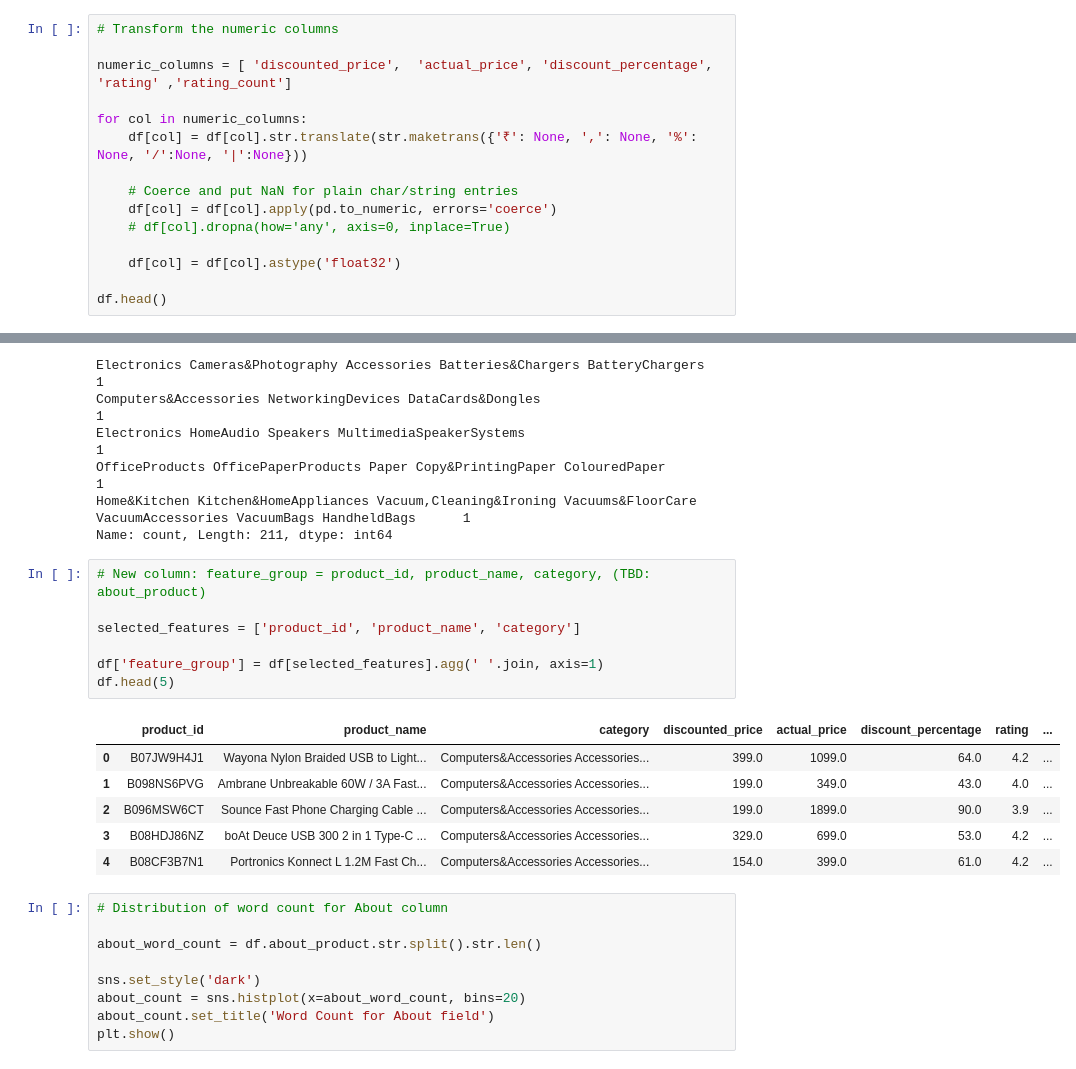
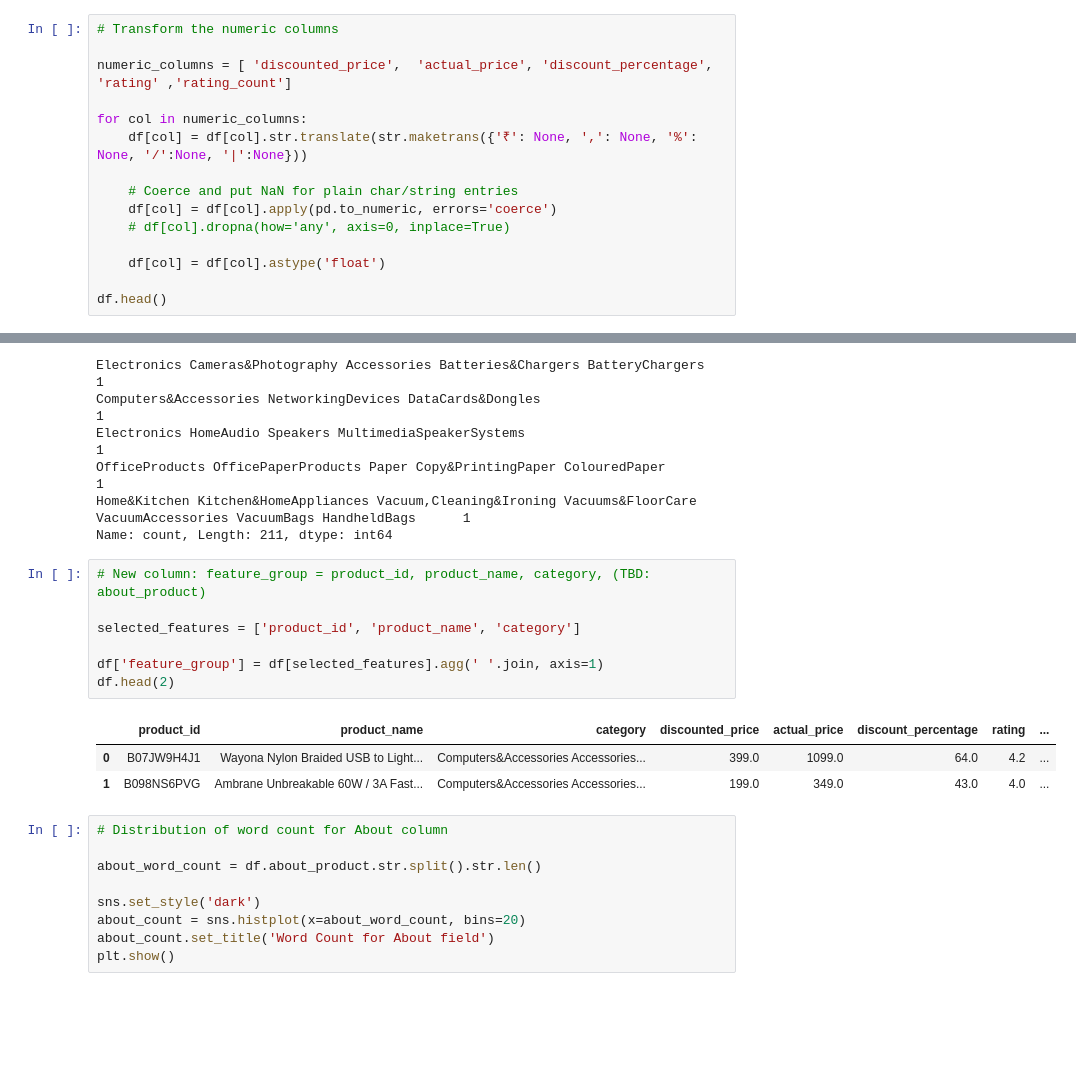
Before and after one commit to ds-edu/capstone3-recsys, a Jupyter notebook: recommender/notebooks/nb_recommender.ipynb, the cells around one changed output, grey strips where cells are left out. Drawn from its saved outputs; the diff is of its cells as text; blank space fills up the shorter version.

```diff
--- a/recommender/notebooks/nb_recommender.ipynb
+++ b/recommender/notebooks/nb_recommender.ipynb
@@ -129,7 +129,7 @@ for col in numeric_columns:
     df[col] = df[col].apply(pd.to_numeric, errors='coerce')
     # df[col].dropna(how='any', axis=0, inplace=True)
 
-    df[col] = df[col].astype('float32')
+    df[col] = df[col].astype('float')
 
 df.head()
 # %% [output]
@@ -516,17 +524,14 @@ Name: count, Length: 211, dtype: int64
 # %%
 # New column: feature_group = product_id, product_name, category, (TBD: about_product)
 
 selected_features = ['product_id', 'product_name', 'category']
 
 df['feature_group'] = df[selected_features].agg(' '.join, axis=1)
-df.head(5)
+df.head(2)
 # %% [output]
 |  | product_id | product_name | category | discounted_price | actual_price | discount_percentage | rating | ... |
 | 0 | B07JW9H4J1 | Wayona Nylon Braided USB to Light... | Computers&Accessories Accessories... | 399.0 | 1099.0 | 64.0 | 4.2 | ... |
 | 1 | B098NS6PVG | Ambrane Unbreakable 60W / 3A Fast... | Computers&Accessories Accessories... | 199.0 | 349.0 | 43.0 | 4.0 | ... |
-| 2 | B096MSW6CT | Sounce Fast Phone Charging Cable ... | Computers&Accessories Accessories... | 199.0 | 1899.0 | 90.0 | 3.9 | ... |
-| 3 | B08HDJ86NZ | boAt Deuce USB 300 2 in 1 Type-C ... | Computers&Accessories Accessories... | 329.0 | 699.0 | 53.0 | 4.2 | ... |
-| 4 | B08CF3B7N1 | Portronics Konnect L 1.2M Fast Ch... | Computers&Accessories Accessories... | 154.0 | 399.0 | 61.0 | 4.2 | ... |
 # %%
 # Distribution of word count for About column
 
```
Also changed, not shown: parts of 23 cells of this notebook.
